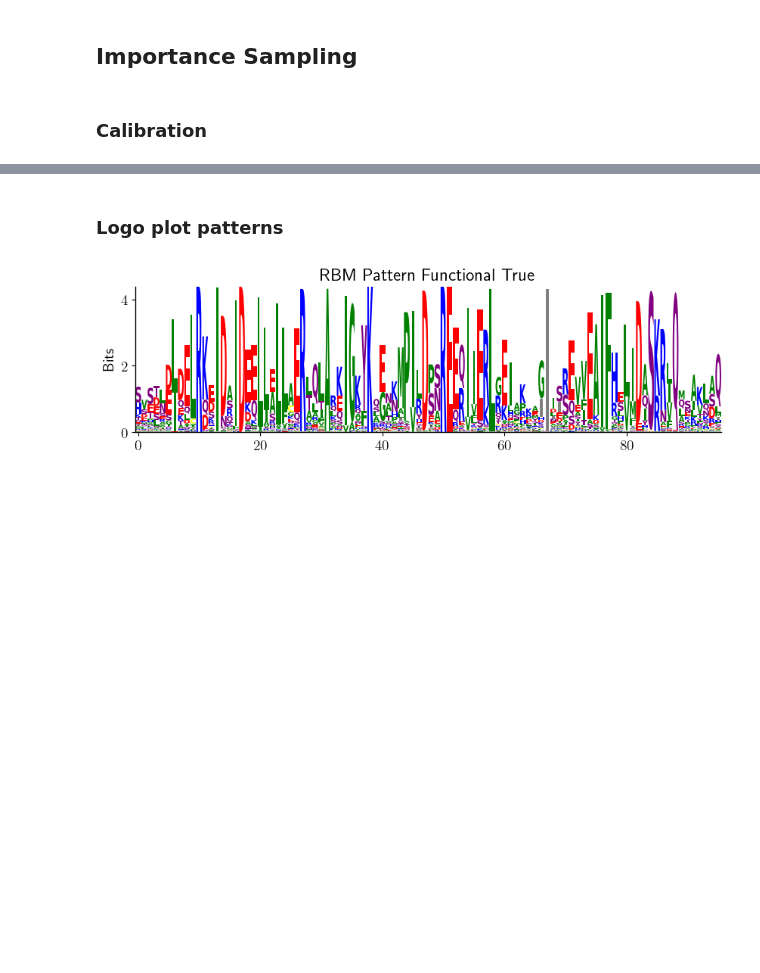
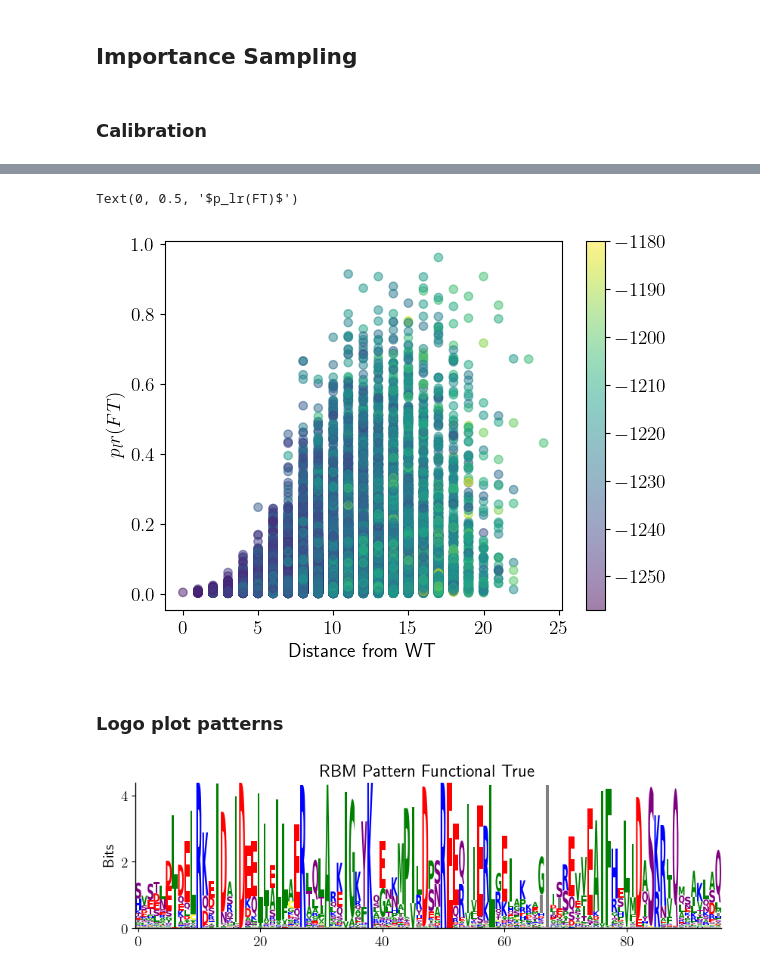
Before and after one commit to spqb/thermostable-ribozymes, a Jupyter notebook: notebooks/analysis_CM.ipynb, the cells around one changed output, grey strips where cells are left out. Saved outputs shown, nothing was run; the diff lists cells and outputs as text; code cells hidden in the pictures; blank space fills up the shorter version.

```diff
--- a/notebooks/analysis_CM.ipynb
+++ b/notebooks/analysis_CM.ipynb
@@ -532,3 +668,12 @@ fig.tight_layout()
+# %%
+sc = plt.scatter(distances_fran, p_lr_fran, c=Hgen_fran, alpha=0.5);
+# colormap
+plt.colorbar(sc)
+plt.xlabel("Distance from WT")
+plt.ylabel(r"$p_lr(FT)$")
+# %% [output]
+Text(0, 0.5, '$p_lr(FT)$')
+[figure, added]
 # %% [markdown]
 ### Logo plot patterns
 # %%
```
Also changed, not shown: parts of 13 cells of this notebook.
